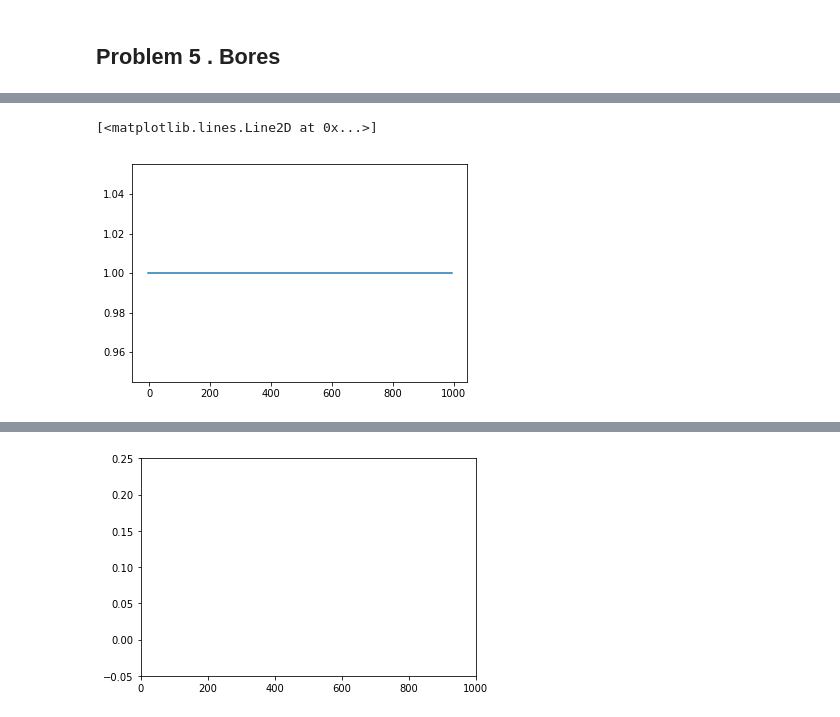
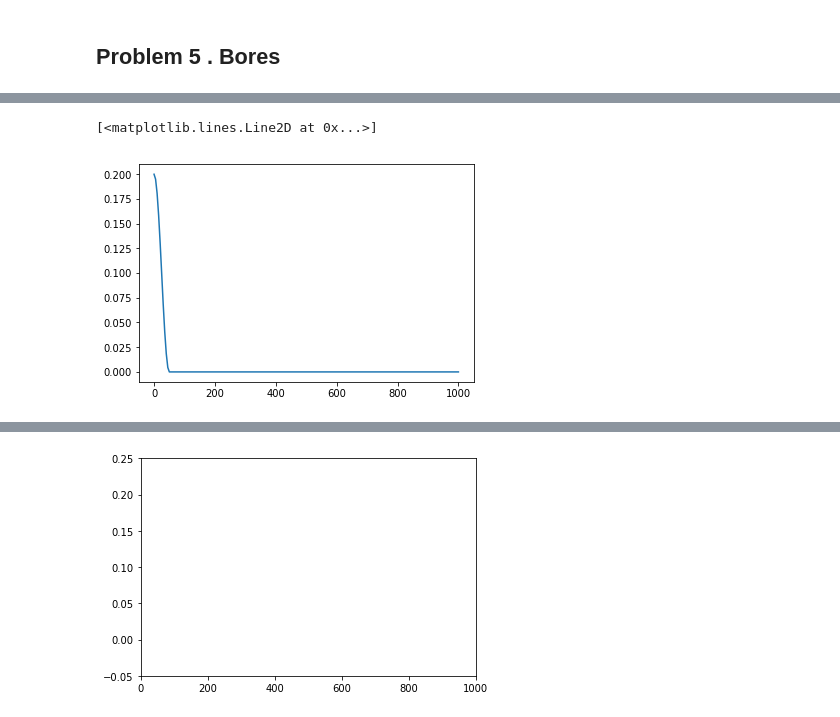
Before and after one commit to Reyna-RT/MEK9320, a Jupyter notebook: Second Assignment results.ipynb, the cells around one changed output, grey strips where cells are left out. Saved outputs shown, nothing was run; the diff lists cells and outputs as text; code cells hidden in the pictures.

```diff
--- a/Second Assignment results.ipynb
+++ b/Second Assignment results.ipynb
@@ -533,0 +654,4 @@ plt.plot(a[0],a[1])
+# %%
+a = np.linspace(0,1000,200)
+b = np.ones(200)
+plt.plot(a,b)
@@ -534,6 +665,7 @@ plt.plot(a[0],a[1])
 # %%
-plt.plot(10*a[0]+100,a[1])
+ola = eta(a,0,100)
+plt.plot(a,ola)
 # %% [output]
 [<matplotlib.lines.Line2D at 0x...>]
-[figure, old version]
+[figure, new version]
 # %%
```
Also changed, not shown: parts of 56 cells of this notebook.
